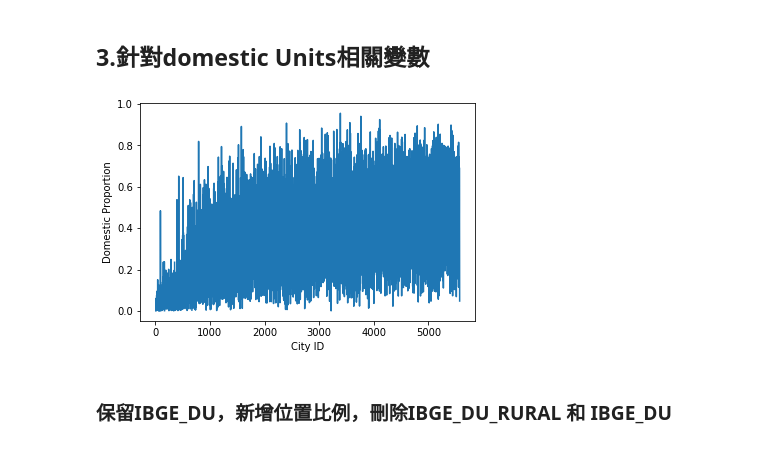
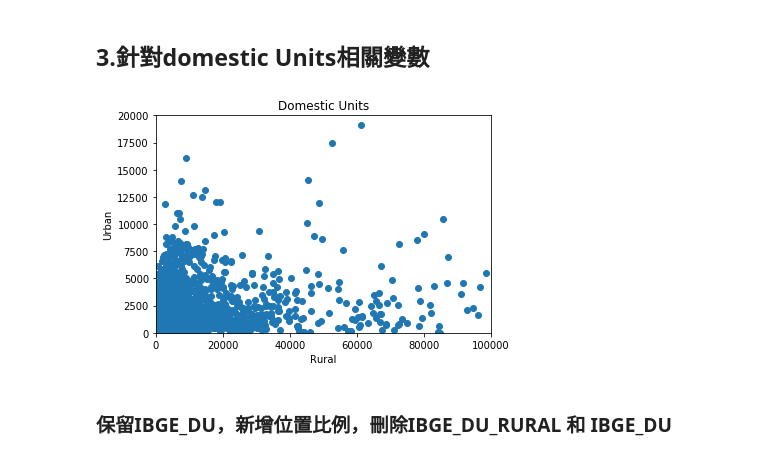
Before and after one commit to 1072-datascience/finalproject-ds_fadatsai, a Jupyter notebook: code/DF_final_showcode.ipynb, the cells around one changed output. Drawn from its saved outputs; the diff is of its cells as text; code cells hidden in the pictures.

```diff
--- a/code/DF_final_showcode.ipynb
+++ b/code/DF_final_showcode.ipynb
@@ -101,15 +101,23 @@ plt.show()
 ## 3.針對domestic Units相關變數
 # %%
 output_dome_propo = [] #愈輸出的column
+rural =[]
+urban= []
 for i in range(len(data)):
     #print('{:.2%}'.format(data["IBGE_DU_RURAL"][i]/data["IBGE_DU"][i]))
+    rural.append(data["IBGE_DU_RURAL"][i])
+    urban.append(data["IBGE_DU"][i]-data["IBGE_DU_RURAL"][i])
     output_dome_propo.append(data["IBGE_DU_RURAL"][i]/data["IBGE_DU"][i])
-plt.plot(output_dome_propo)
-plt.xlabel("City ID")
-plt.ylabel("Domestic Proportion")
+#print(minus_output_dome_propo)
+plt.scatter(urban,rural)
+plt.xlim(0,100000)
+plt.ylim(0,20000)
+plt.xlabel("Rural")
+plt.ylabel("Urban")
+plt.title("Domestic Units")
 plt.show()
 # %% [output]
-[figure, old version]
+[figure, new version]
 # %% [markdown]
 ### 保留IBGE_DU，新增位置比例，刪除IBGE_DU_RURAL 和 IBGE_DU
 # %% [markdown]
```
Also changed, not shown: parts of 2 cells of this notebook.
